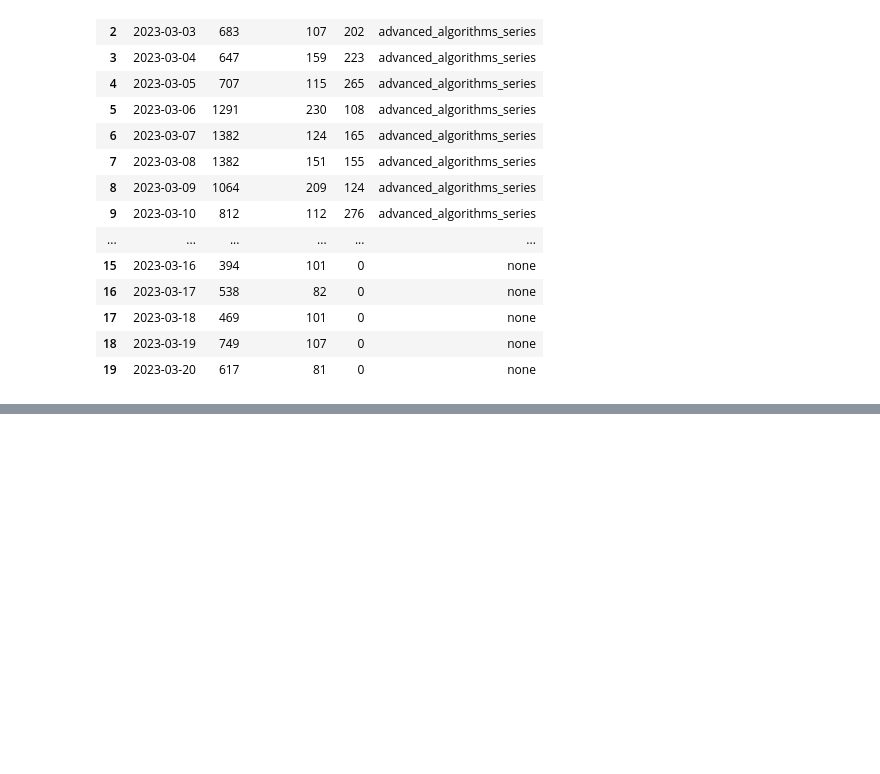
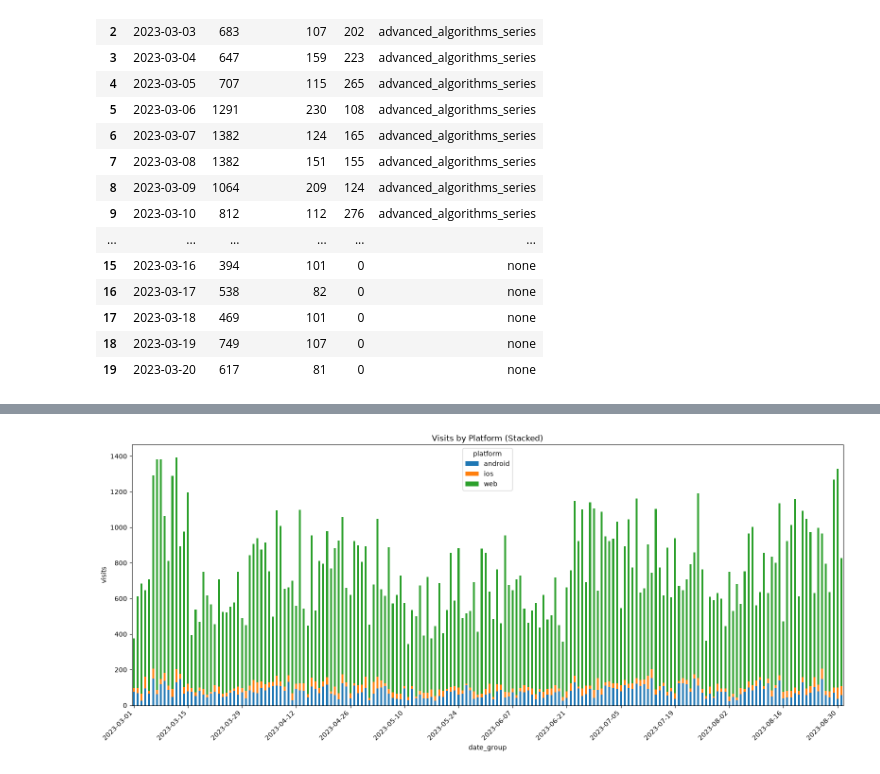
Before and after one commit to lenaromashkova/data-analytics-project-100, a Jupyter notebook: solution.ipynb, the cells around one changed output, grey strips where cells are left out. Saved outputs shown, nothing was run; the diff lists cells and outputs as text; code cells hidden in the pictures; blank space fills up the shorter version.

```diff
--- a/solution.ipynb
+++ b/solution.ipynb
@@ -361,0 +403,44 @@ ads_result.to_json('ads.json')
+# %%
+# Итоговые визиты с разбивкой по платформам
+
+visits_by_platform = conversion.pivot(
+    index='date_group',
+    columns='platform',
+    values='visits'
+).reset_index()
+
+visits_by_platform['date_group'] = (
+    visits_by_platform['date_group']
+    .dt.strftime('%Y-%m-%d')
+)
+
+visits_by_platform.plot(
+    x='date_group',
+    y=['android', 'ios', 'web'],
+    kind='bar',
+    stacked=True,
+    figsize=(16, 7)
+)
+
+plt.title('Visits by Platform (Stacked)')
+plt.xlabel('date_group')
+plt.ylabel('visits')
+plt.legend(title='platform')
+
+ax = plt.gca()
+
+step = 14
+ticks = range(0, len(visits_by_platform), step)
+
+ax.set_xticks(ticks)
+ax.set_xticklabels(
+    visits_by_platform['date_group'].iloc[::step],
+    rotation=45,
+    ha='right'
+)
+
+plt.tight_layout()
+plt.savefig('./charts/visits_by_platform.png')
+plt.show()
+# %% [output]
+[figure, added]
```
Also changed, not shown: parts of 10 cells of this notebook.
